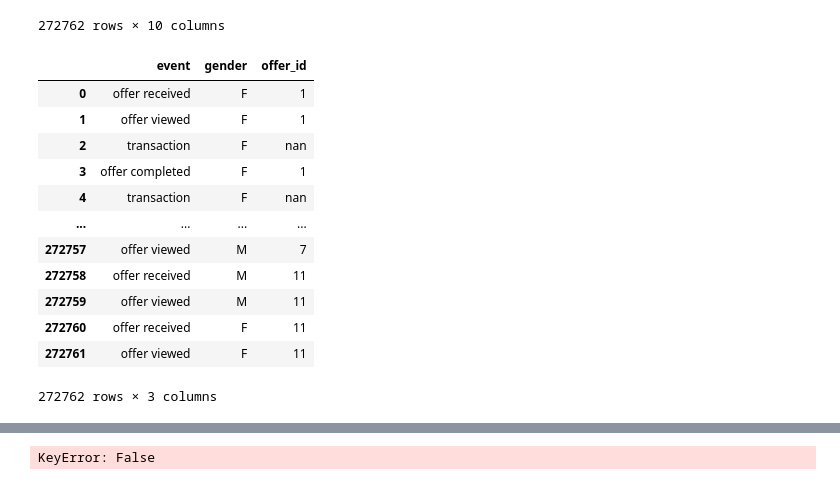
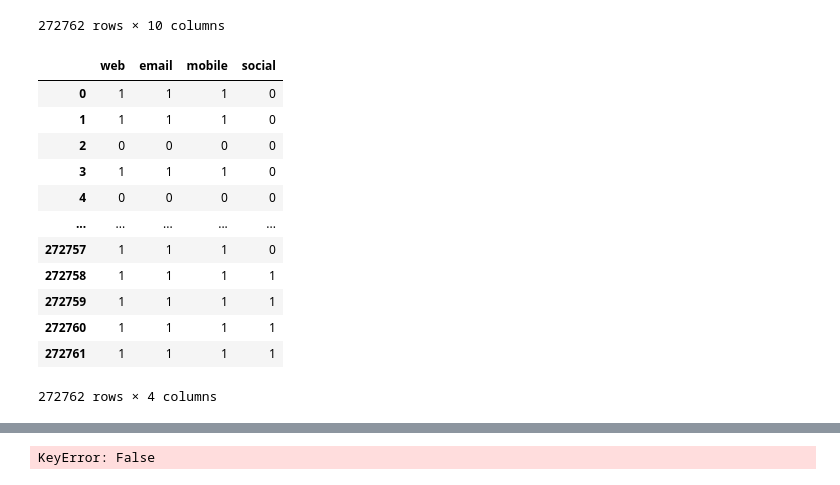
Before and after one commit to madkehl/Capstone, a Jupyter notebook: Starbucks Capstone .ipynb, the cells around one changed output, grey strips where cells are left out. Saved outputs shown, nothing was run; the diff lists cells and outputs as text; code cells hidden in the pictures.

```diff
--- a/Starbucks Capstone .ipynb
+++ b/Starbucks Capstone .ipynb
@@ -278,16 +297,0 @@ def create_dummy_df(df, cat_cols, dum_na):
-# %%
-df.select_dtypes(include=['object'])
-# %% [output]
-|  | event | gender | offer_id |
-| 0 | offer received | F | 1 |
-| 1 | offer viewed | F | 1 |
-| 2 | transaction | F | nan |
-| 3 | offer completed | F | 1 |
-| 4 | transaction | F | nan |
-| ... | ... | ... | ... |
-| 272757 | offer viewed | M | 7 |
-| 272758 | offer received | M | 11 |
-| 272759 | offer viewed | M | 11 |
-| 272760 | offer received | F | 11 |
-| 272761 | offer viewed | F | 11 |
-272762 rows × 3 columns
@@ -293,0 +301,16 @@ df.select_dtypes(include=['object'])
+# %%
+channels_df
+# %% [output]
+|  | web | email | mobile | social |
+| 0 | 1 | 1 | 1 | 0 |
+| 1 | 1 | 1 | 1 | 0 |
+| 2 | 0 | 0 | 0 | 0 |
+| 3 | 1 | 1 | 1 | 0 |
+| 4 | 0 | 0 | 0 | 0 |
+| ... | ... | ... | ... | ... |
+| 272757 | 1 | 1 | 1 | 0 |
+| 272758 | 1 | 1 | 1 | 1 |
+| 272759 | 1 | 1 | 1 | 1 |
+| 272760 | 1 | 1 | 1 | 1 |
+| 272761 | 1 | 1 | 1 | 1 |
+272762 rows × 4 columns
```
Also changed, not shown: parts of 4 cells of this notebook, 1 other file.
